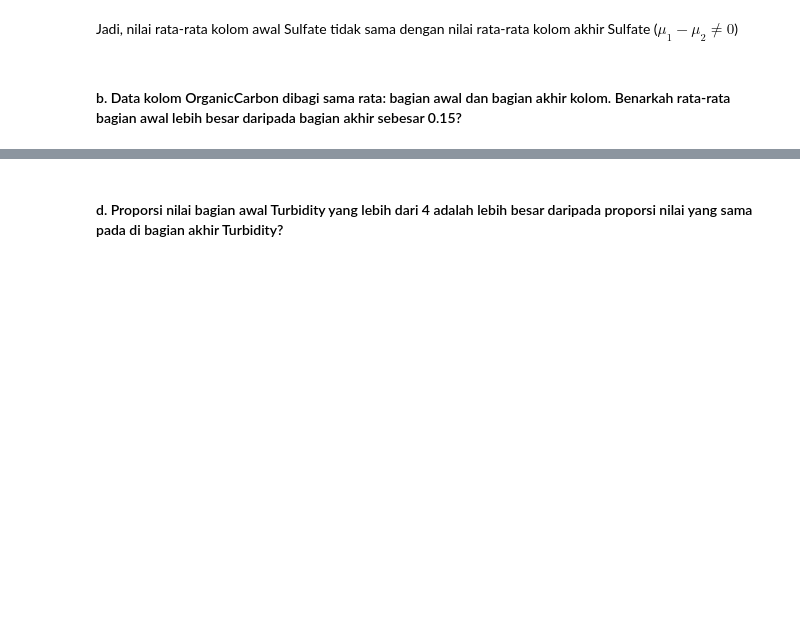
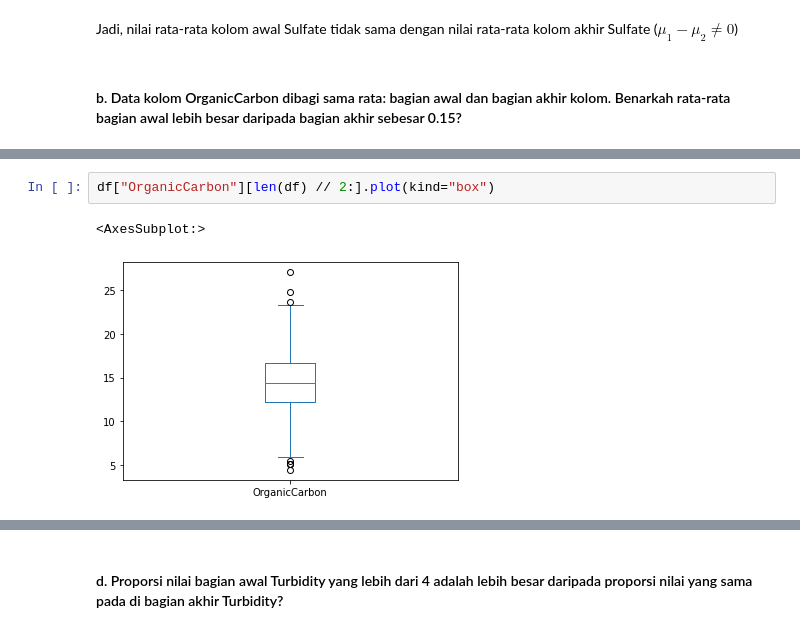
Before and after one commit to airathalca/IF2220-TUBES1, a Jupyter notebook: main.ipynb, the cells around one changed output, grey strips where cells are left out. Cells and saved outputs as stored; diff of their text form; blank space fills up the shorter version.

```diff
--- a/main.ipynb
+++ b/main.ipynb
@@ -527,0 +549,5 @@ Jadi, nilai rata-rata kolom awal Sulfate tidak sama dengan nilai rata-rata kolom
+# %%
+df["OrganicCarbon"][len(df) // 2:].plot(kind="box")
+# %% [output]
+<AxesSubplot:>
+[figure, added]
```
Also changed, not shown: parts of 8 cells of this notebook.
